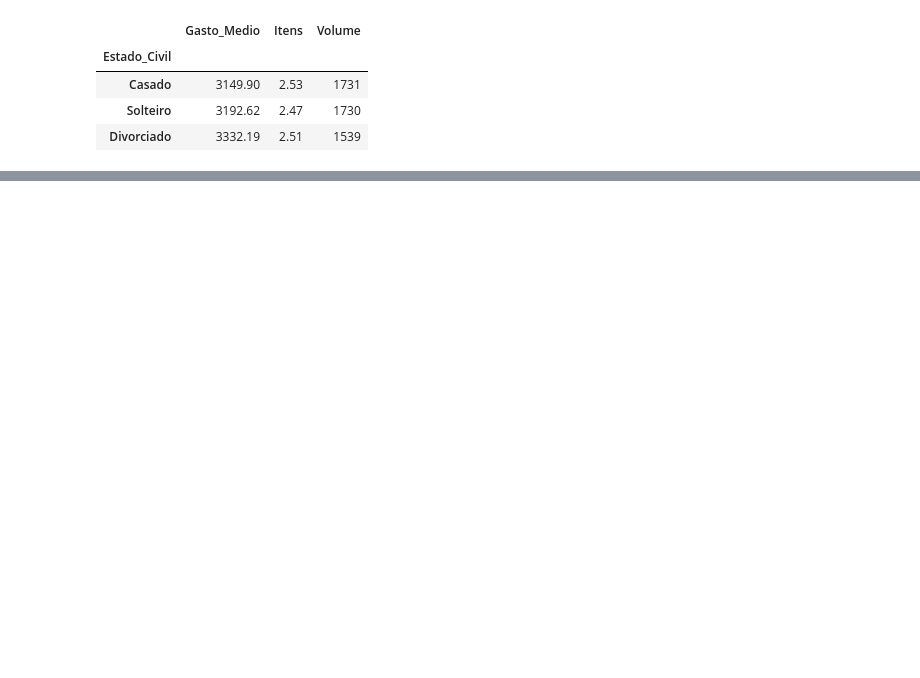
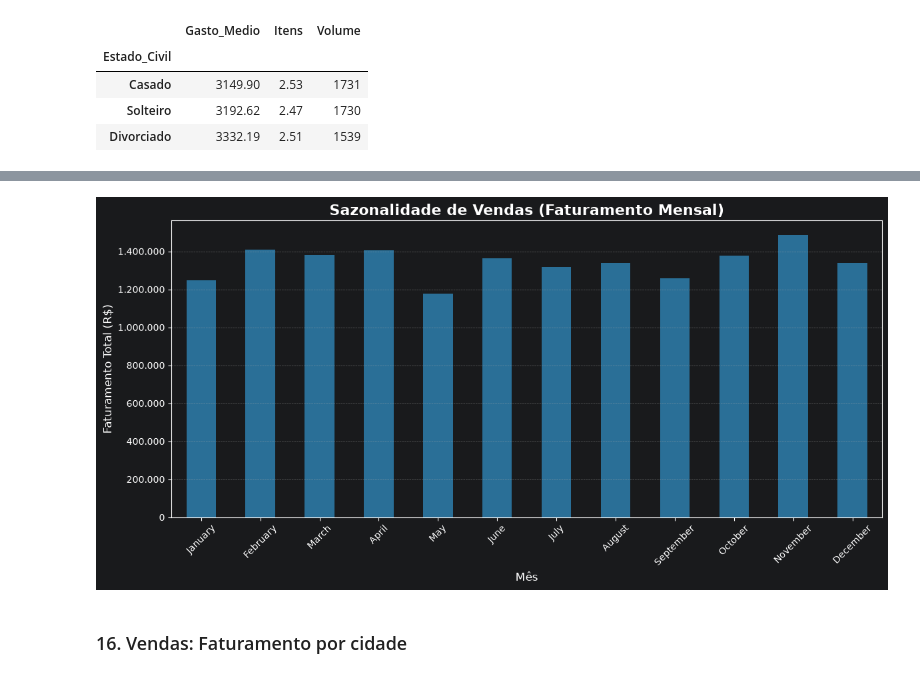
Before and after one commit to lexmoraes/data-science, a Jupyter notebook: desafio03.ipynb, the cells around one changed output, grey strips where cells are left out. Cells and saved outputs as stored; diff of their text form; code cells hidden in the pictures; blank space fills up the shorter version.

```diff
--- a/desafio03.ipynb
+++ b/desafio03.ipynb
@@ -153,0 +9,12 @@ Name: count, dtype: int64
+# %%
+# Preparação com encadeamento (Feature Engineering)
+df = df.assign(
+    Data_Compra=pd.to_datetime(df['Data_Compra'], format='%d/%m/%Y'),
+    Dia_da_Semana=lambda x: x['Data_Compra'].dt.day_name(),
+    Cancelou=lambda x: x['Cancelou'].map({'Sim': 1, 'Não': 0}),
+    Fraude=lambda x: x['Fraude'].map({'Sim': 1, 'Não': 0}),
+    Cupom=lambda x: x['Cupom'].map({'Sim': 1, 'Não': 0}),
+    Programa_Fidelidade=lambda x: x['Programa_Fidelidade'].map({'Sim': 1, 'Não': 0}),
+    Faixa_Etaria=lambda x: pd.cut(x['Idade'], bins=[0, 25, 35, 45, 55, 100], labels=['Até 25', '26-35', '36-45', '46-55', '55+']),
+    Faixa_Desconto=lambda x: pd.cut(x['Desconto_%'], bins=[0, 10, 20, 30, 50, 100], right=False)
+)
@@ -164,0 +252,34 @@ df.groupby('Estado_Civil') \
+# %%
+import matplotlib.pyplot as plt
+
+ordem_meses = ['January', 'February', 'March', 'April', 'May', 'June',
+               'July', 'August', 'September', 'October', 'November', 'December']
+
+# 2. Fazendo a consulta e reindexando cronologicamente
+resultado = df.groupby('Mes')['Valor_Total'] \
+  .agg(['count', 'sum', 'mean']) \
+  .rename(columns={'count': 'Volume', 'sum': 'Faturamento', 'mean': 'Ticket Medio'}) \
+  .reindex(ordem_meses)
+
+# 3. Gerando o Gráfico de Barras
+plt.figure(figsize=(12, 6))
+ax = resultado['Faturamento'].plot(kind='bar', color='#2a6f97')
+
+# 4. Ajustes visuais para a sua apresentação
+plt.title('Sazonalidade de Vendas (Faturamento Mensal)', fontsize=16, fontweight='bold')
+plt.xlabel('Mês', fontsize=12)
+plt.ylabel('Faturamento Total (R$)', fontsize=12)
+plt.xticks(rotation=45) # Inclina os nomes dos meses
+
+# Formatação do eixo Y (Deixa o valor em formato legível em vez de notação científica)
+plt.gca().yaxis.set_major_formatter(plt.FuncFormatter(lambda x, loc: "{:,}".format(int(x)).replace(',', '.')))
+
+plt.grid(axis='y', linestyle='--', alpha=0.5)
+plt.tight_layout()
+
+# Exibe o gráfico na célula do Jupyter
+plt.show()
+# %% [output]
+[figure, added]
+# %% [markdown]
+### 16. Vendas: Faturamento por cidade
```
Also changed, not shown: parts of 52 cells of this notebook.
